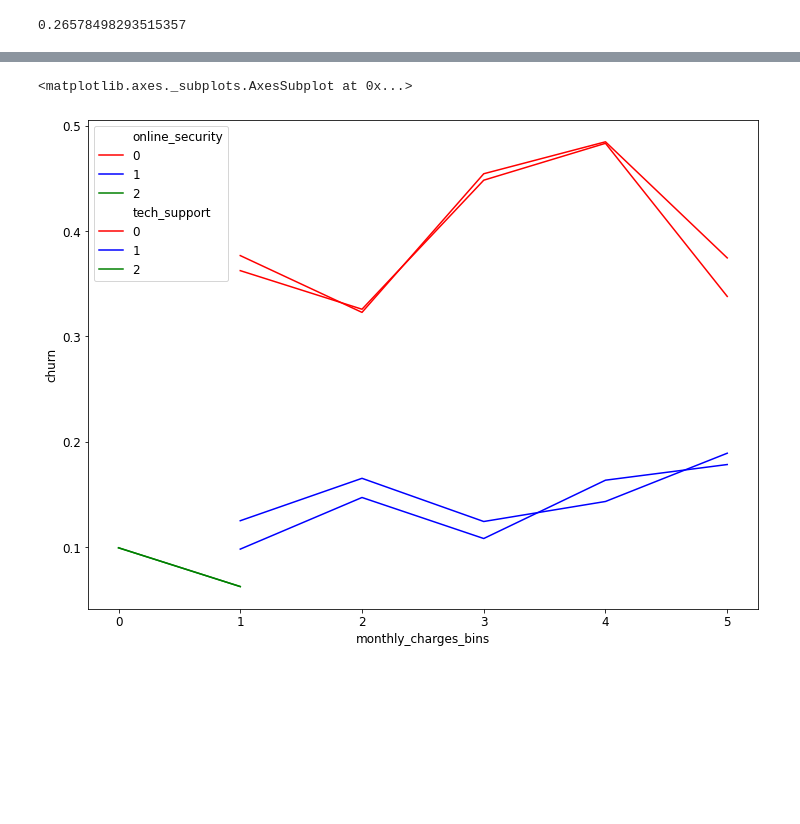
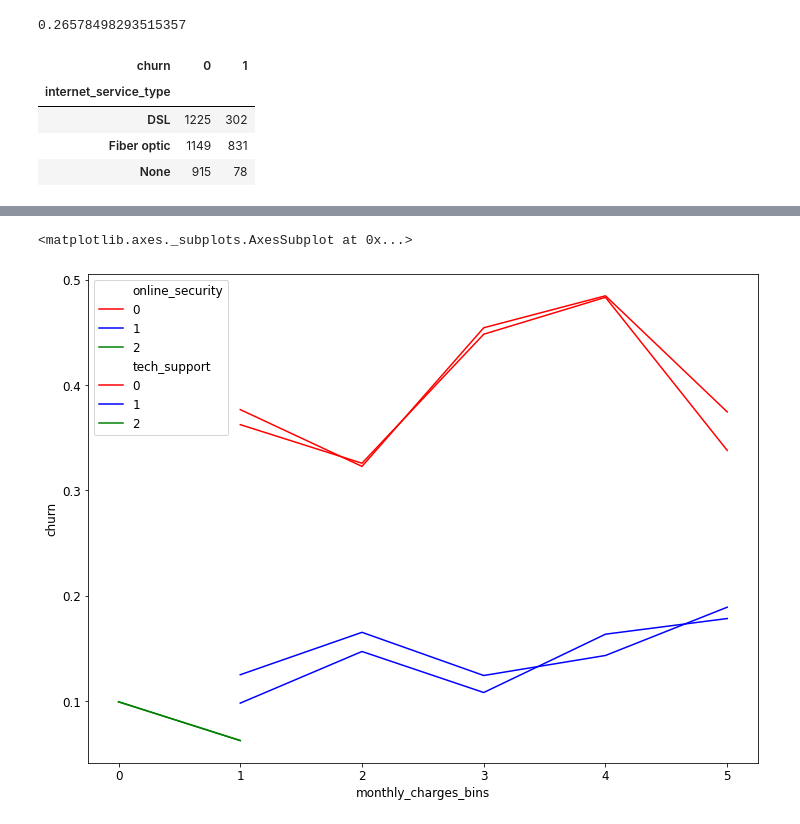
Before and after one commit to ravinder79/Telco_Churn, a Jupyter notebook: telco_churn_cameron.ipynb, the cells around one changed output, grey strips where cells are left out. Saved outputs shown, nothing was run; the diff lists cells and outputs as text; code cells hidden in the pictures; blank space fills up the shorter version.

```diff
--- a/telco_churn_cameron.ipynb
+++ b/telco_churn_cameron.ipynb
@@ -123,3 +123,11 @@ train[['monthly_charges','monthly_charges_bins']].sample(5)
 df.churn.mean()
 # %% [output]
 0.26578498293515357
+# %%
+df_plot
+# %% [output]
+| churn | 0 | 1 |
+| internet_service_type |  |  |
+| DSL | 1225 | 302 |
+| Fiber optic | 1149 | 831 |
+| None | 915 | 78 |
```
Also changed, not shown: parts of 6 cells of this notebook, 1 other file.
